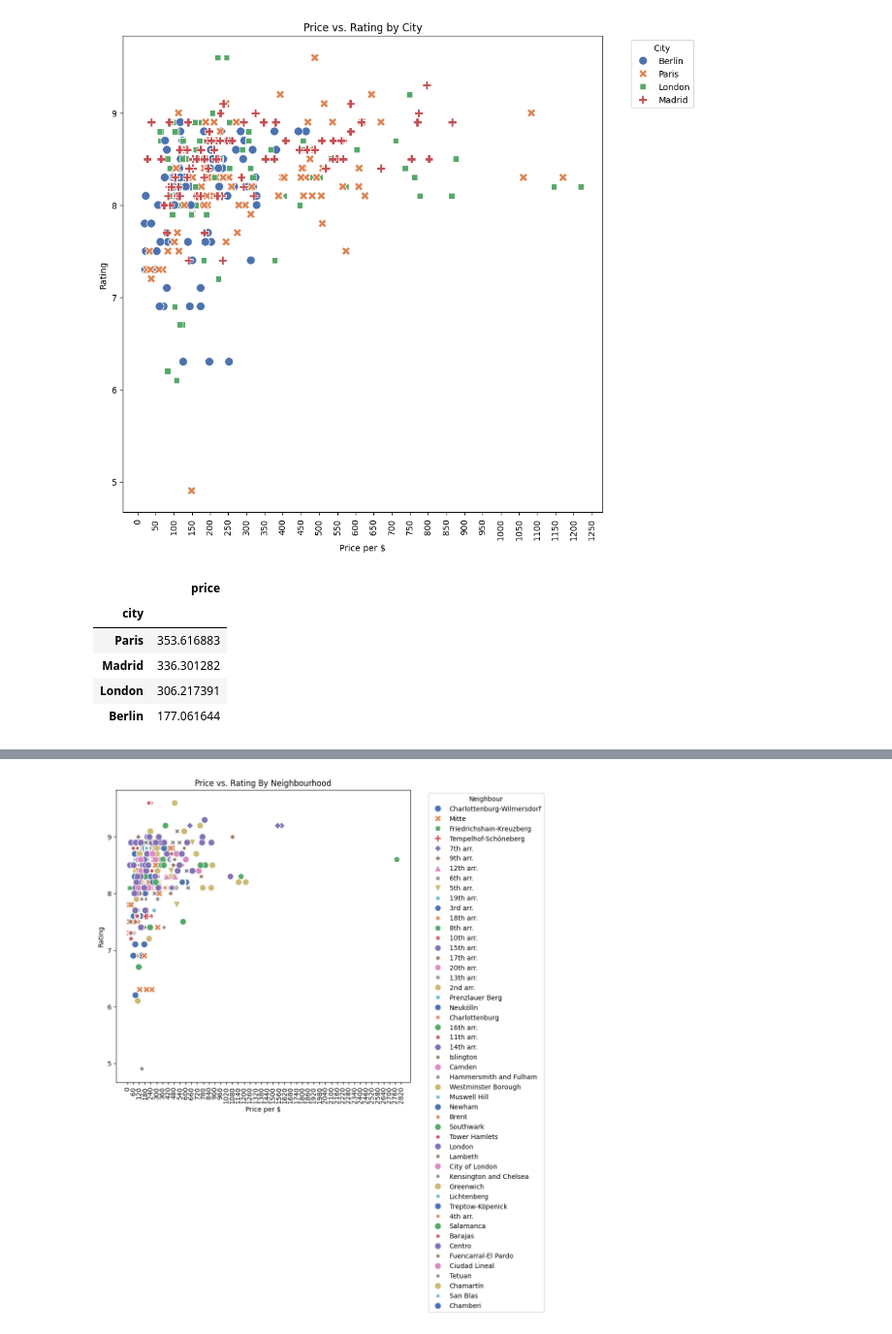
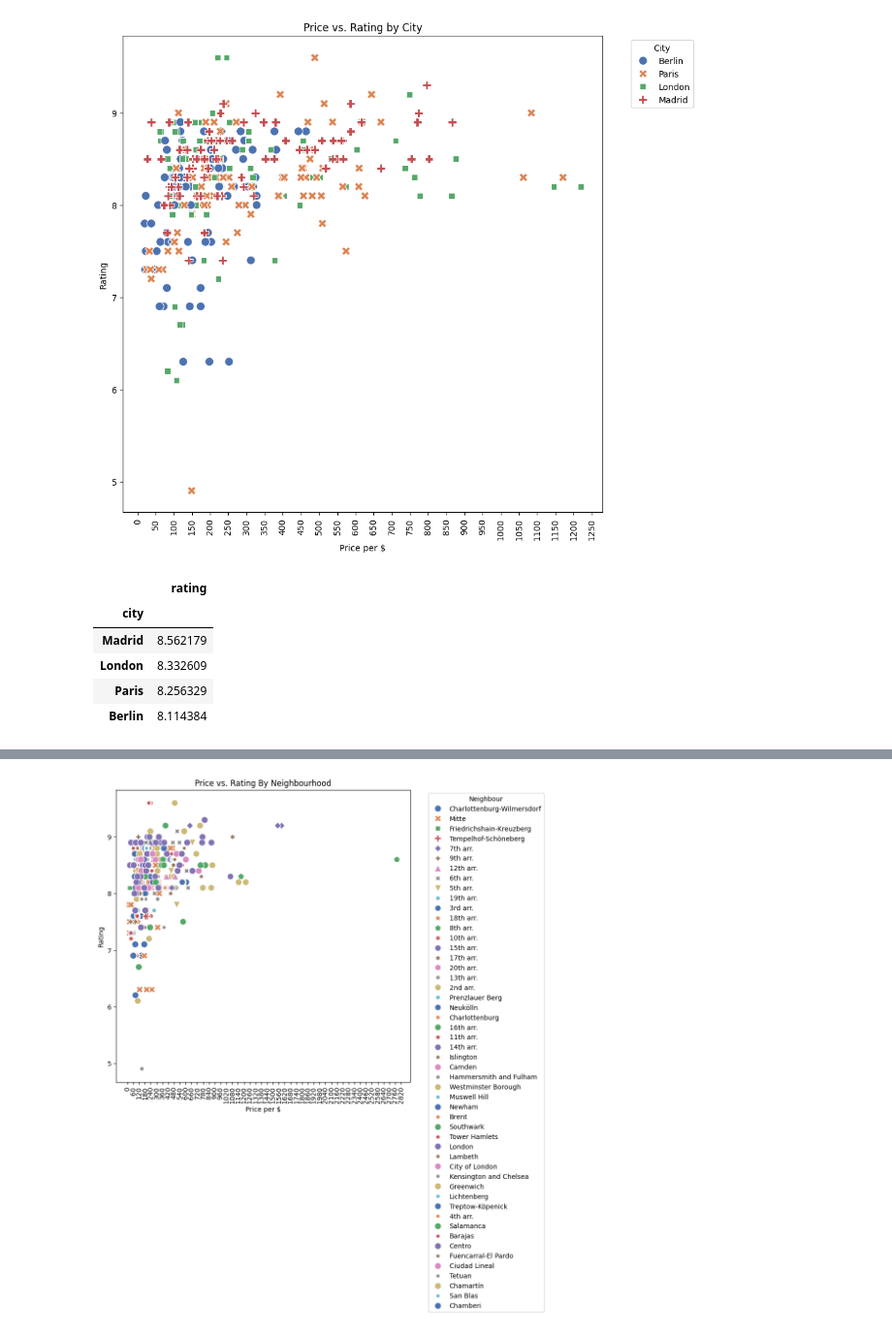
Before and after one commit to amirmfarzane/Data-Science-Course-Projects, a Jupyter notebook: P1/analysis.ipynb, the cells around one changed output, grey strips where cells are left out. Shown at 97% size. Cells and saved outputs as stored; diff of their text form; code cells hidden in the pictures.

```diff
--- a/P1/analysis.ipynb
+++ b/P1/analysis.ipynb
@@ -435,12 +435,12 @@ city_rating_price(df[df['price'] < 1350])
 # %% [output]
 [figure]
 # %%
-cities_walth = (df[df['price'] < 1350]).sort_values(by = ['price'], ascending=False)
-(cities_walth.loc[:, ['city', 'price']]).groupby(['city']).mean().sort_values(by = ['price'], ascending=False)
+cities_wealth = (df).sort_values(by = ['rating'], ascending=False)
+(cities_wealth.loc[:, ['city', 'rating']]).groupby(['city']).mean().sort_values(by = ['rating'], ascending=False)
 # %% [output]
-|  | price |
+|  | rating |
 | city |  |
-| Paris | 353.616883 |
-| Madrid | 336.301282 |
-| London | 306.217391 |
-| Berlin | 177.061644 |
+| Madrid | 8.562179 |
+| London | 8.332609 |
+| Paris | 8.256329 |
+| Berlin | 8.114384 |
```
Also changed, not shown: parts of 9 cells of this notebook.
